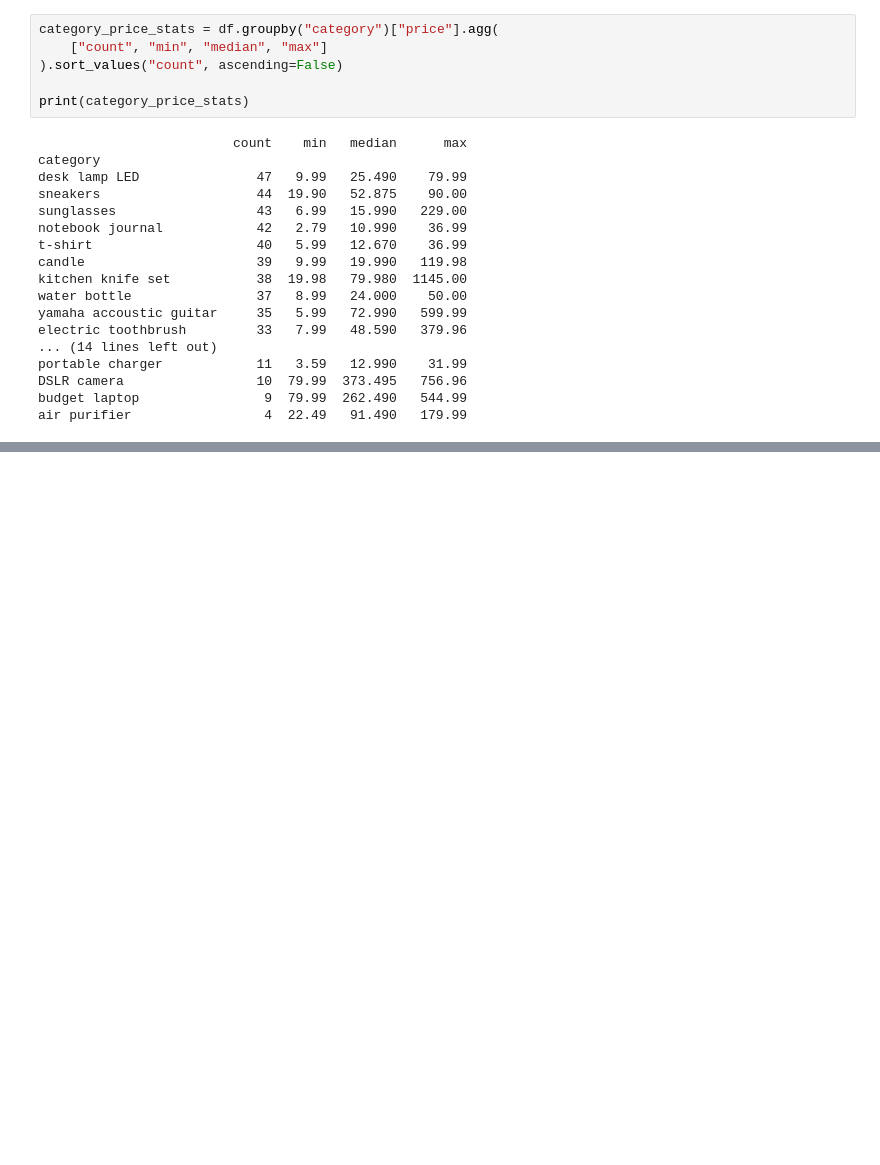
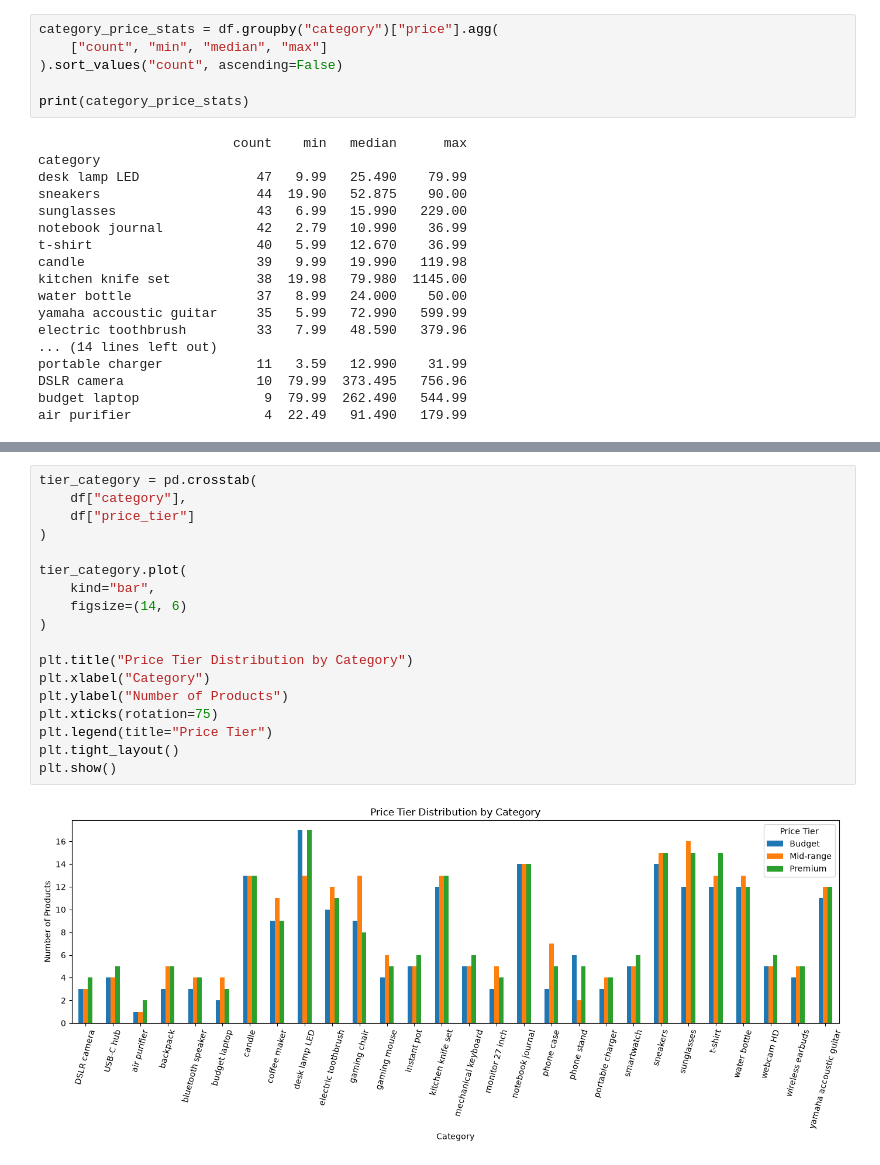
Before and after one commit to Rafi3215987/AmazonScrapper, a Jupyter notebook: FeatureD.ipynb, the cells around one changed output, grey strips where cells are left out. Cells and saved outputs as stored; diff of their text form; blank space fills up the shorter version.

```diff
--- a/FeatureD.ipynb
+++ b/FeatureD.ipynb
@@ -246,0 +724,20 @@ air purifier                 4  22.49   91.490   179.99
+# %%
+tier_category = pd.crosstab(
+    df["category"],
+    df["price_tier"]
+)
+
+tier_category.plot(
+    kind="bar",
+    figsize=(14, 6)
+)
+
+plt.title("Price Tier Distribution by Category")
+plt.xlabel("Category")
+plt.ylabel("Number of Products")
+plt.xticks(rotation=75)
+plt.legend(title="Price Tier")
+plt.tight_layout()
+plt.show()
+# %% [output]
+[figure, added]
```
Also changed, not shown: parts of 54 cells of this notebook, 3 other files.
